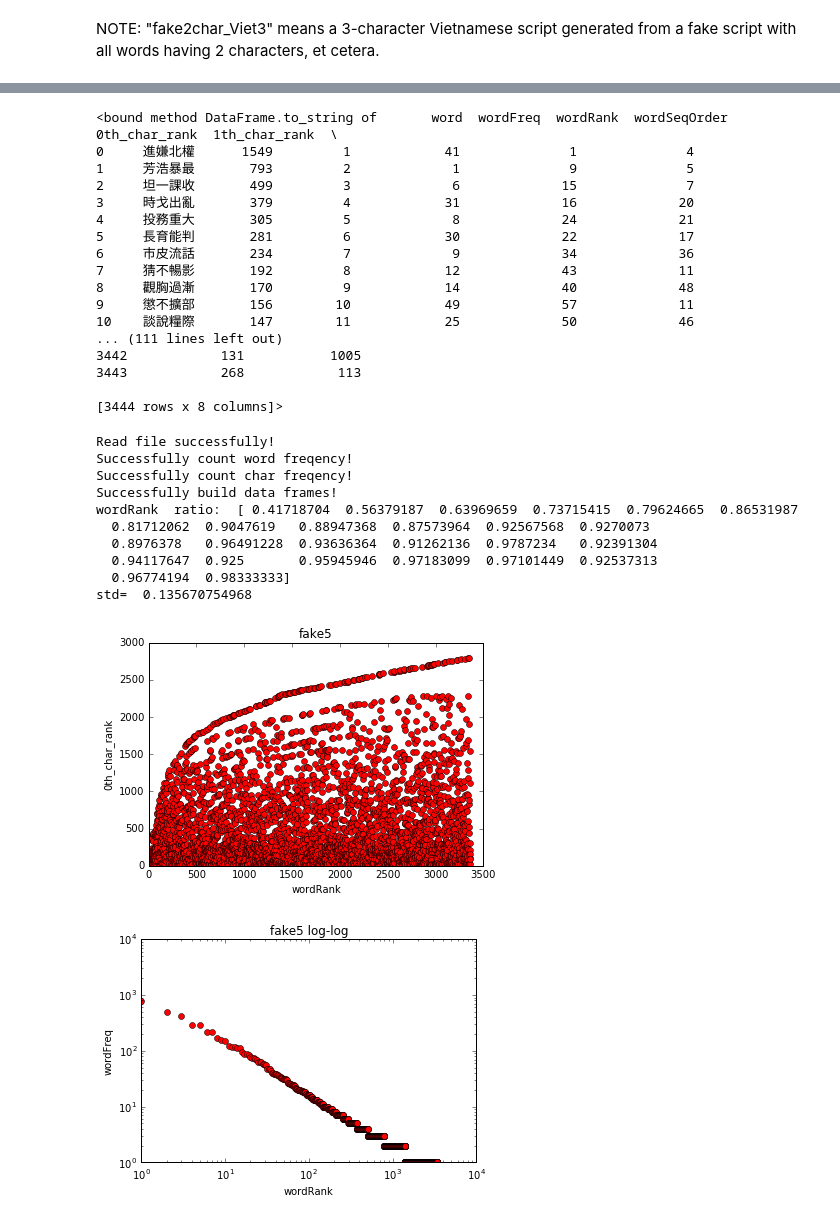
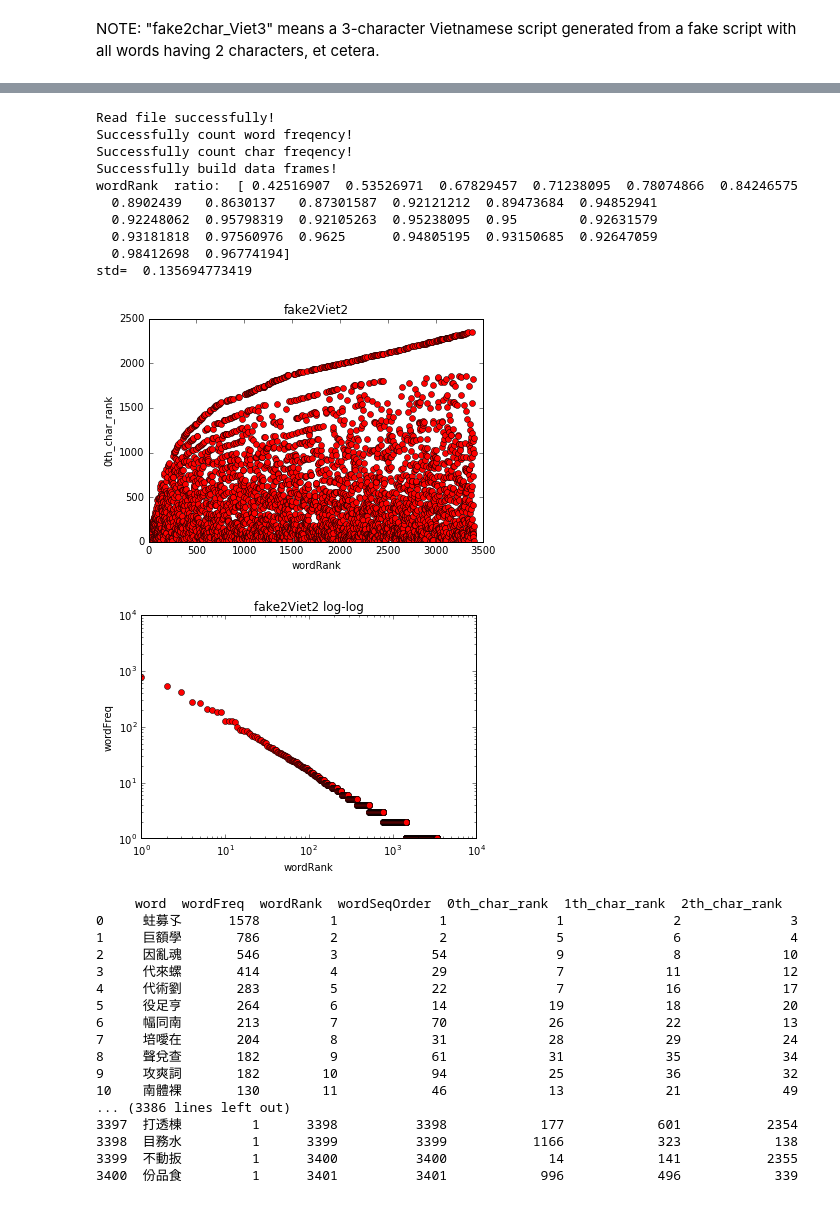
Before and after one commit to godofhoe/2016_Dec_10_fake_script_Vietnamese, a Jupyter notebook: crazy_fake_count_2016_Dec_10.ipynb, the cells around one changed output, grey strips where cells are left out. Saved outputs shown, nothing was run; the diff lists cells and outputs as text; code cells hidden in the pictures.

```diff
--- a/crazy_fake_count_2016_Dec_10.ipynb
+++ b/crazy_fake_count_2016_Dec_10.ipynb
@@ -244,45 +282,45 @@ big.to_excel(writer,'Sheet1')
 word.to_excel(writer,'Sheet2')
 char.to_excel(writer,'Sheet3')
 writer.save()
+# %%
+#encode = "UTF-16" #(1)
+encode = "UTF-8"   #(2)
+##if anything goes into trouble, use (1) instead of (2), and vise versa.
+filename = "DEC10FAKE3.txt" #change filename when you want to get statictical information of another
+##text file.
+big, char, word = main(filename,encode)
+draw(big,title = "fake2Viet2")
+arr = check_const_ratio(word,feature= "wordRank", criteria = "wordFreq",max_range = 200)
+# %% [output]
+Read file successfully!
+Successfully count word freqency!
+Successfully count char freqency!
+Successfully build data frames!
+wordRank  ratio:  [ 0.42516907  0.53526971  0.67829457  0.71238095  0.78074866  0.84246575
+  0.8902439   0.8630137   0.87301587  0.92121212  0.89473684  0.94852941
+  0.92248062  0.95798319  0.92105263  0.95238095  0.95        0.92631579
+  0.93181818  0.97560976  0.9625      0.94805195  0.93150685  0.92647059
+  0.98412698  0.96774194]
+std=  0.135694773419
+[figure, added]
+[figure, added]
 # %%
-print(big.to_string)
+print(big.to_string())
 # %% [output]
-<bound method DataFrame.to_string of       word  wordFreq  wordRank  wordSeqOrder  0th_char_rank  1th_char_rank  \
-0     進嫌北權      1549         1            41              1              4
-1     芳浩暴最       793         2             1              9              5
-2     坦一課收       499         3             6             15              7
-3     時戈出亂       379         4            31             16             20
-4     投務重大       305         5             8             24             21
-5     長育能判       281         6            30             22             17
-6     市皮流話       234         7             9             34             36
-7     猜不暢影       192         8            12             43             11
-8     觀胸過漸       170         9            14             40             48
-9     懲不擴部       156        10            49             57             11
-10    談說糧際       147        11            25             50             46
-... (111 lines left out)
-3442            131           1005
-3443            268            113
-
-[3444 rows x 8 columns]>
+     word  wordFreq  wordRank  wordSeqOrder  0th_char_rank  1th_char_rank  2th_char_rank
+0     蛀募孓      1578         1             1              1              2              3
+1     巨額學       786         2             2              5              6              4
+2     因亂魂       546         3            54              9              8             10
+3     代來螺       414         4            29              7             11             12
+4     代術劉       283         5            22              7             16             17
+5     役足亨       264         6            14             19             18             20
+6     幅同南       213         7            70             26             22             13
+7     培噯在       204         8            31             28             29             24
+8     聲兌查       182         9            61             31             35             34
+9     攻爽詞       182        10            94             25             36             32
+10    南體裸       130        11            46             13             21             49
+... (3386 lines left out)
+3397  打透棟         1      3398          3398            177            601           2354
+3398  目務水         1      3399          3399           1166            323            138
+3399  不動扳         1      3400          3400             14            141           2355
+3400  份品食         1      3401          3401            996            496            339
-# %%
-#encode = "UTF-16" #(1)
-encode = "UTF-8"   #(2)
-##if anything goes into trouble, use (1) instead of (2), and vise versa.
-filename = "DEC10FAKE5.txt" #change filename when you want to get statictical information of another
-##text file.
-big, char, word = main(filename,encode)
-draw(big,title = "fake5")
-arr = check_const_ratio(word,feature= "wordRank", criteria = "wordFreq",max_range = 200)
-# %% [output]
-Read file successfully!
-Successfully count word freqency!
-Successfully count char freqency!
-Successfully build data frames!
-wordRank  ratio:  [ 0.41718704  0.56379187  0.63969659  0.73715415  0.79624665  0.86531987
-  0.81712062  0.9047619   0.88947368  0.87573964  0.92567568  0.9270073
-  0.8976378   0.96491228  0.93636364  0.91262136  0.9787234   0.92391304
-  0.94117647  0.925       0.95945946  0.97183099  0.97101449  0.92537313
-  0.96774194  0.98333333]
-std=  0.135670754968
-[figure, removed]
-[figure, removed]
```
Also changed, not shown: parts of 12 cells of this notebook.
